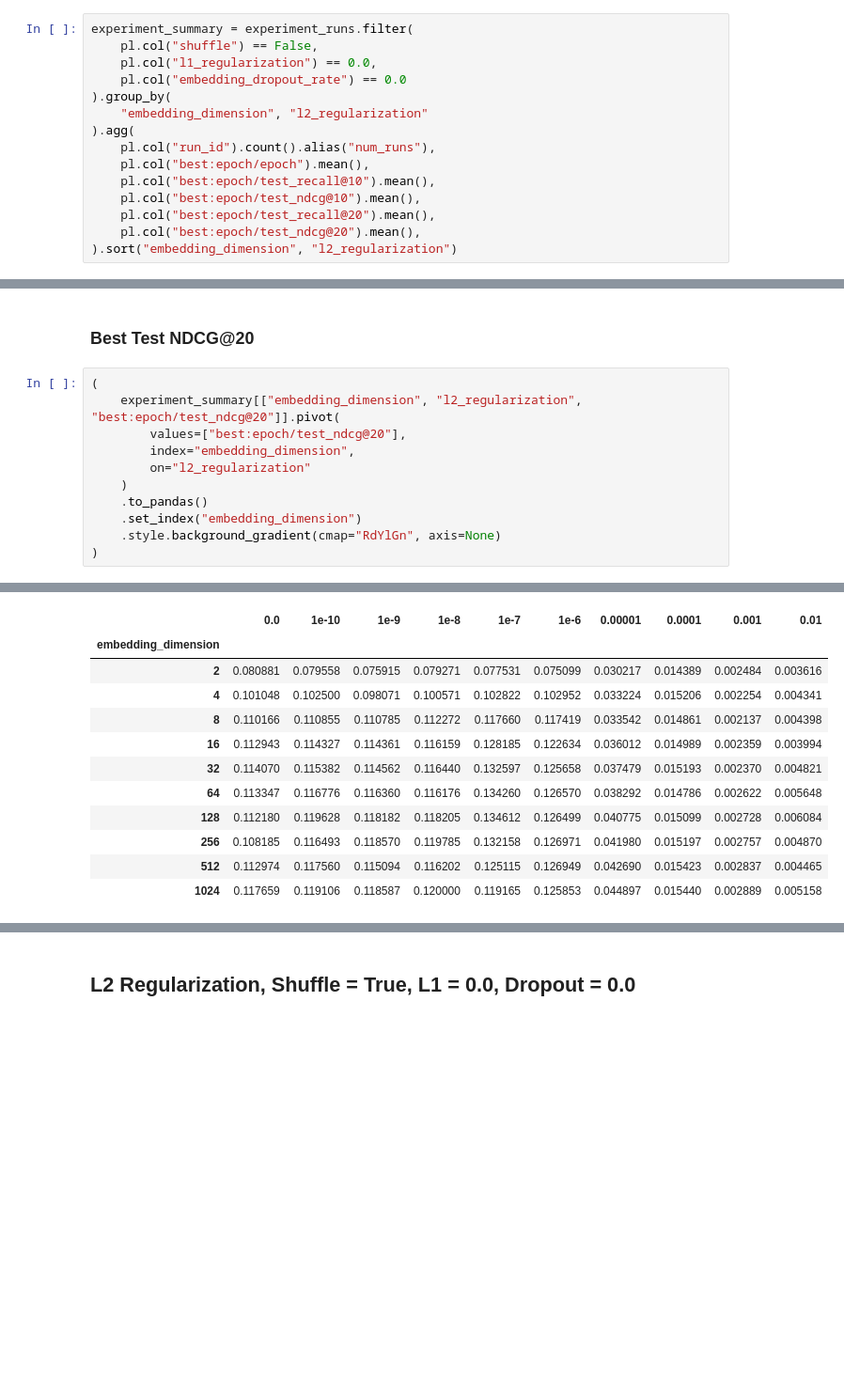
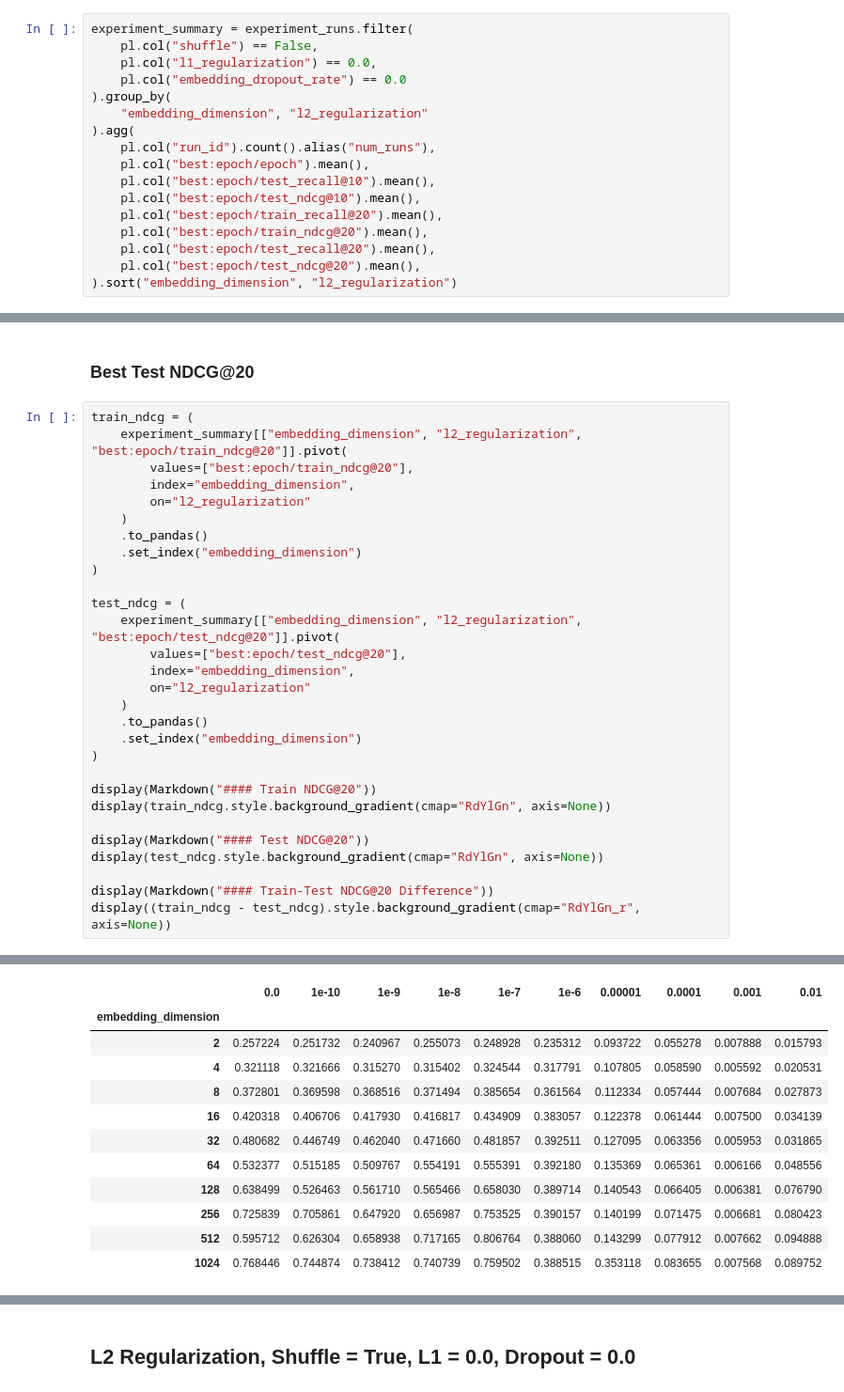
Before and after one commit to chaald/peppermint-matrix, a Jupyter notebook: notebooks/parameter_analysis/mf:regularization.ipynb, the cells around one changed output, grey strips where cells are left out. Shown at 94% size. Cells and saved outputs as stored; diff of their text form; blank space fills up the shorter version.

```diff
--- a/notebooks/parameter_analysis/mf:regularization.ipynb
+++ b/notebooks/parameter_analysis/mf:regularization.ipynb
@@ -316,6 +628,8 @@ experiment_summary = experiment_runs.filter(
     pl.col("best:epoch/epoch").mean(),
     pl.col("best:epoch/test_recall@10").mean(),
     pl.col("best:epoch/test_ndcg@10").mean(),
+    pl.col("best:epoch/train_recall@20").mean(),
+    pl.col("best:epoch/train_ndcg@20").mean(),
     pl.col("best:epoch/test_recall@20").mean(),
     pl.col("best:epoch/test_ndcg@20").mean(),
 ).sort("embedding_dimension", "l2_regularization")
@@ -397,7 +756,17 @@ shape: (10, 11)
 # %% [markdown]
 ### Best Test NDCG@20
 # %%
-(
+train_ndcg = (
+    experiment_summary[["embedding_dimension", "l2_regularization", "best:epoch/train_ndcg@20"]].pivot(
+        values=["best:epoch/train_ndcg@20"],
+        index="embedding_dimension",
+        on="l2_regularization"
+    )
+    .to_pandas()
+    .set_index("embedding_dimension")
+)
+
+test_ndcg = (
     experiment_summary[["embedding_dimension", "l2_regularization", "best:epoch/test_ndcg@20"]].pivot(
         values=["best:epoch/test_ndcg@20"],
         index="embedding_dimension",
@@ -405,6 +774,14 @@ shape: (10, 11)
     )
     .to_pandas()
     .set_index("embedding_dimension")
-    .style.background_gradient(cmap="RdYlGn", axis=None)
 )
+
+display(Markdown("#### Train NDCG@20"))
+display(train_ndcg.style.background_gradient(cmap="RdYlGn", axis=None))
+
+display(Markdown("#### Test NDCG@20"))
+display(test_ndcg.style.background_gradient(cmap="RdYlGn", axis=None))
+
+display(Markdown("#### Train-Test NDCG@20 Difference"))
+display((train_ndcg - test_ndcg).style.background_gradient(cmap="RdYlGn_r", axis=None))
 # %% [output]
@@ -411,12 +789,12 @@ shape: (10, 11)
 |  | 0.0 | 1e-10 | 1e-9 | 1e-8 | 1e-7 | 1e-6 | 0.00001 | 0.0001 | 0.001 | 0.01 |
 | embedding_dimension |  |  |  |  |  |  |  |  |  |  |
-| 2 | 0.080881 | 0.079558 | 0.075915 | 0.079271 | 0.077531 | 0.075099 | 0.030217 | 0.014389 | 0.002484 | 0.003616 |
-| 4 | 0.101048 | 0.102500 | 0.098071 | 0.100571 | 0.102822 | 0.102952 | 0.033224 | 0.015206 | 0.002254 | 0.004341 |
-| 8 | 0.110166 | 0.110855 | 0.110785 | 0.112272 | 0.117660 | 0.117419 | 0.033542 | 0.014861 | 0.002137 | 0.004398 |
-| 16 | 0.112943 | 0.114327 | 0.114361 | 0.116159 | 0.128185 | 0.122634 | 0.036012 | 0.014989 | 0.002359 | 0.003994 |
-| 32 | 0.114070 | 0.115382 | 0.114562 | 0.116440 | 0.132597 | 0.125658 | 0.037479 | 0.015193 | 0.002370 | 0.004821 |
-| 64 | 0.113347 | 0.116776 | 0.116360 | 0.116176 | 0.134260 | 0.126570 | 0.038292 | 0.014786 | 0.002622 | 0.005648 |
-| 128 | 0.112180 | 0.119628 | 0.118182 | 0.118205 | 0.134612 | 0.126499 | 0.040775 | 0.015099 | 0.002728 | 0.006084 |
-| 256 | 0.108185 | 0.116493 | 0.118570 | 0.119785 | 0.132158 | 0.126971 | 0.041980 | 0.015197 | 0.002757 | 0.004870 |
-| 512 | 0.112974 | 0.117560 | 0.115094 | 0.116202 | 0.125115 | 0.126949 | 0.042690 | 0.015423 | 0.002837 | 0.004465 |
-| 1024 | 0.117659 | 0.119106 | 0.118587 | 0.120000 | 0.119165 | 0.125853 | 0.044897 | 0.015440 | 0.002889 | 0.005158 |
+| 2 | 0.257224 | 0.251732 | 0.240967 | 0.255073 | 0.248928 | 0.235312 | 0.093722 | 0.055278 | 0.007888 | 0.015793 |
+| 4 | 0.321118 | 0.321666 | 0.315270 | 0.315402 | 0.324544 | 0.317791 | 0.107805 | 0.058590 | 0.005592 | 0.020531 |
+| 8 | 0.372801 | 0.369598 | 0.368516 | 0.371494 | 0.385654 | 0.361564 | 0.112334 | 0.057444 | 0.007684 | 0.027873 |
+| 16 | 0.420318 | 0.406706 | 0.417930 | 0.416817 | 0.434909 | 0.383057 | 0.122378 | 0.061444 | 0.007500 | 0.034139 |
+| 32 | 0.480682 | 0.446749 | 0.462040 | 0.471660 | 0.481857 | 0.392511 | 0.127095 | 0.063356 | 0.005953 | 0.031865 |
+| 64 | 0.532377 | 0.515185 | 0.509767 | 0.554191 | 0.555391 | 0.392180 | 0.135369 | 0.065361 | 0.006166 | 0.048556 |
+| 128 | 0.638499 | 0.526463 | 0.561710 | 0.565466 | 0.658030 | 0.389714 | 0.140543 | 0.066405 | 0.006381 | 0.076790 |
+| 256 | 0.725839 | 0.705861 | 0.647920 | 0.656987 | 0.753525 | 0.390157 | 0.140199 | 0.071475 | 0.006681 | 0.080423 |
+| 512 | 0.595712 | 0.626304 | 0.658938 | 0.717165 | 0.806764 | 0.388060 | 0.143299 | 0.077912 | 0.007662 | 0.094888 |
+| 1024 | 0.768446 | 0.744874 | 0.738412 | 0.740739 | 0.759502 | 0.388515 | 0.353118 | 0.083655 | 0.007568 | 0.089752 |
```
Also changed, not shown: parts of 98 cells of this notebook, 2 other files.
